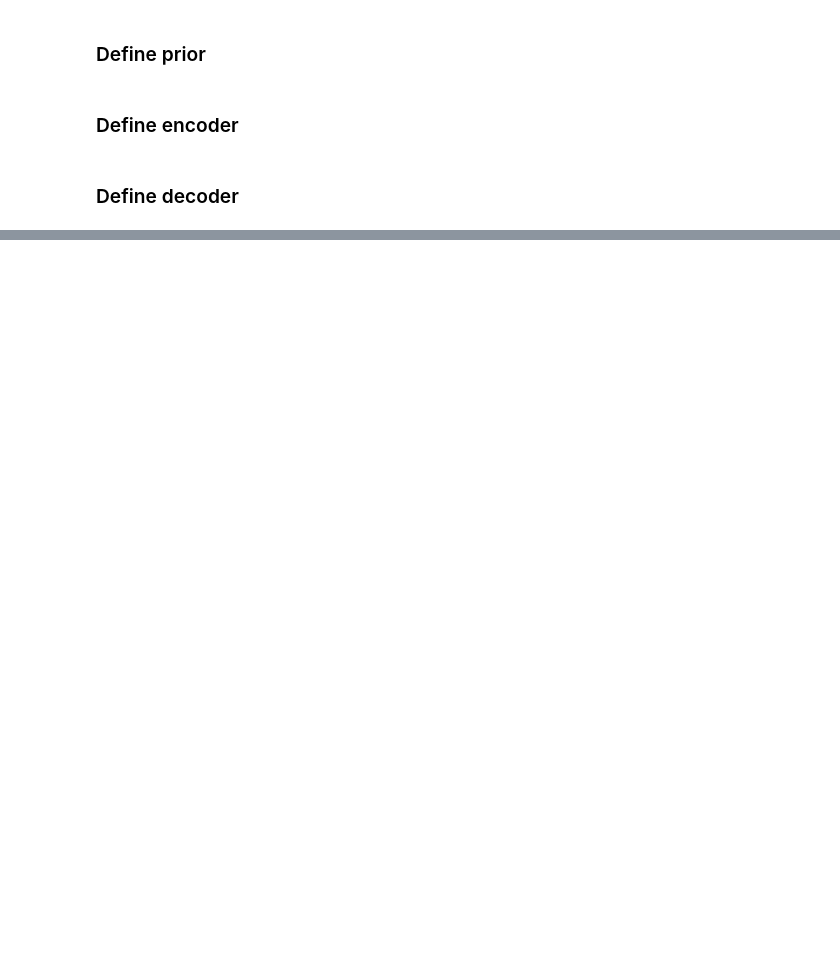
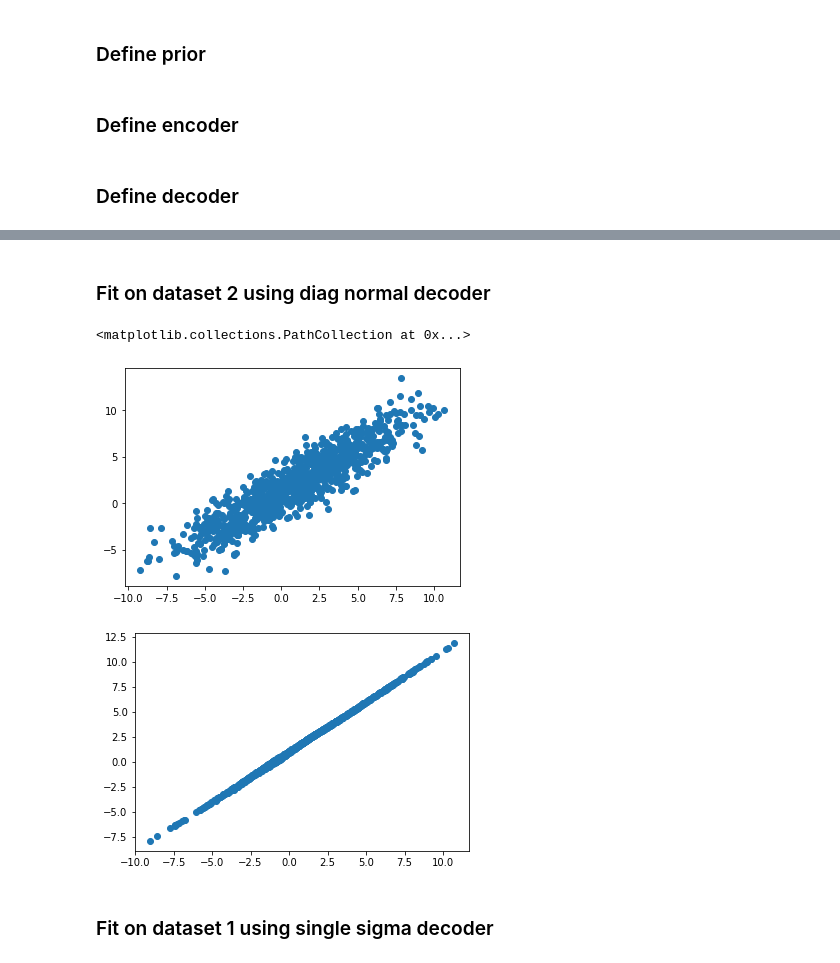
Before and after one commit to vermouth1992/CS294-158-homework, a Jupyter notebook: hw3/vae.ipynb, the cells around one changed output, grey strips where cells are left out. Drawn from its saved outputs; the diff is of its cells as text; code cells hidden in the pictures; blank space fills up the shorter version.

```diff
--- a/hw3/vae.ipynb
+++ b/hw3/vae.ipynb
@@ -126,0 +159,22 @@ KeyboardInterrupt:
+# %% [markdown]
+### Fit on dataset 2 using diag normal decoder
+# %%
+encoder = Encoder()
+decoder = Decoder_1()
+optimizer = optim.Adam(chain(encoder.parameters(),
+                             decoder.parameters()), lr=1e-3)
+model = VAE(encoder, decoder, prior, optimizer)
+model.train(num_epoch=20, train_data_loader=data_2_loader, verbose=False)
+# %%
+full_path_samples = model.sample(1000, full_path=True).cpu().numpy()
+plt.figure()
+plt.scatter(full_path_samples[:, 0], full_path_samples[:, 1])
+no_decoder_noise_samples = model.sample(1000, full_path=False).cpu().numpy()
+plt.figure()
+plt.scatter(no_decoder_noise_samples[:, 0], no_decoder_noise_samples[:, 1])
+# %% [output]
+<matplotlib.collections.PathCollection at 0x...>
+[figure, added]
+[figure, added]
+# %% [markdown]
+### Fit on dataset 1 using single sigma decoder
```
Also changed, not shown: parts of 25 cells of this notebook.
